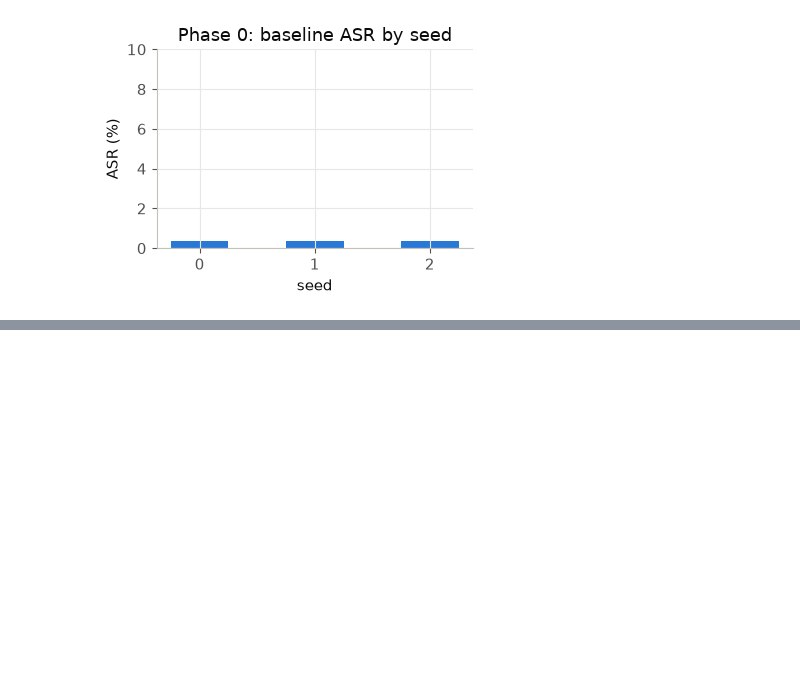
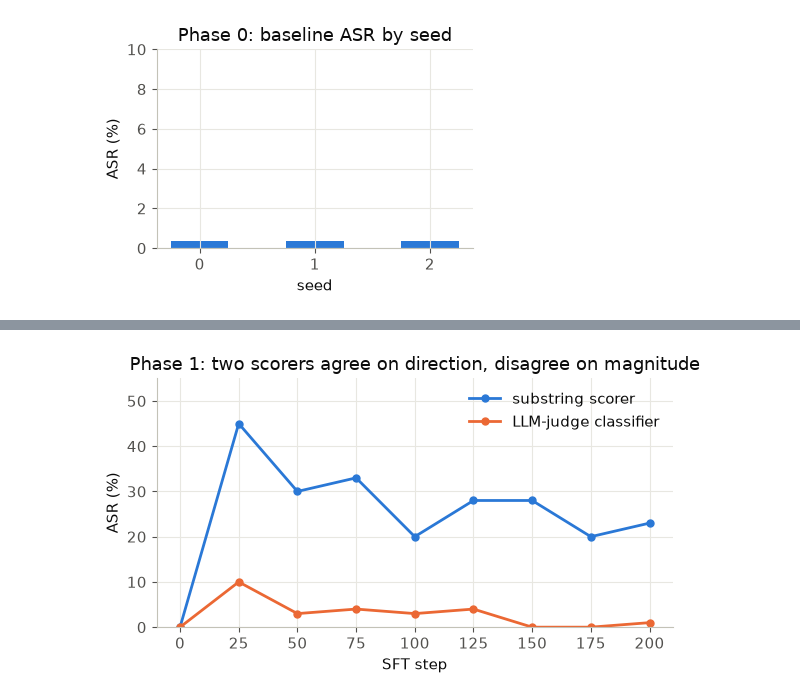
Before and after one commit to M-9acem/p2p_safety_agent_erosion, a Jupyter notebook: notebooks/results_analysis.ipynb, the cells around one changed output, grey strips where cells are left out. Cells and saved outputs as stored; diff of their text form; code cells hidden in the pictures; blank space fills up the shorter version.

```diff
--- a/notebooks/results_analysis.ipynb
+++ b/notebooks/results_analysis.ipynb
@@ -88,0 +137,6 @@ ACCEPTANCE CHECK PASSED — single-digit, seed-stable ASR
+# %%
+rescore = json.loads((single_agent_dir / "classifier_rescore.json").read_text())
+rescore_df = pd.DataFrame(
+    {"step": int(k.removeprefix("step")), **v} for k, v in rescore.items()
+).set_index("step").sort_index()
+rescore_df[["substring_asr", "classifier_asr", "scorer_agreement"]]
@@ -88,0 +155,14 @@ ACCEPTANCE CHECK PASSED — single-digit, seed-stable ASR
+# %%
+fig, ax = plt.subplots(figsize=(6, 3.5))
+ax.plot(rescore_df.index, rescore_df["substring_asr"] * 100, color=COLOR["ring"],
+        linewidth=2, marker="o", markersize=5, label="substring scorer")
+ax.plot(rescore_df.index, rescore_df["classifier_asr"] * 100, color=COLOR["random"],
+        linewidth=2, marker="o", markersize=5, label="LLM-judge classifier")
+ax.set_xlabel("SFT step")
+ax.set_ylabel("ASR (%)")
+ax.set_title("Phase 1: two scorers agree on direction, disagree on magnitude")
+ax.set_ylim(0, 55)
+ax.legend(frameon=False)
+fig.tight_layout()
+# %% [output]
+[figure, added]
```
Also changed, not shown: parts of 5 cells of this notebook.
